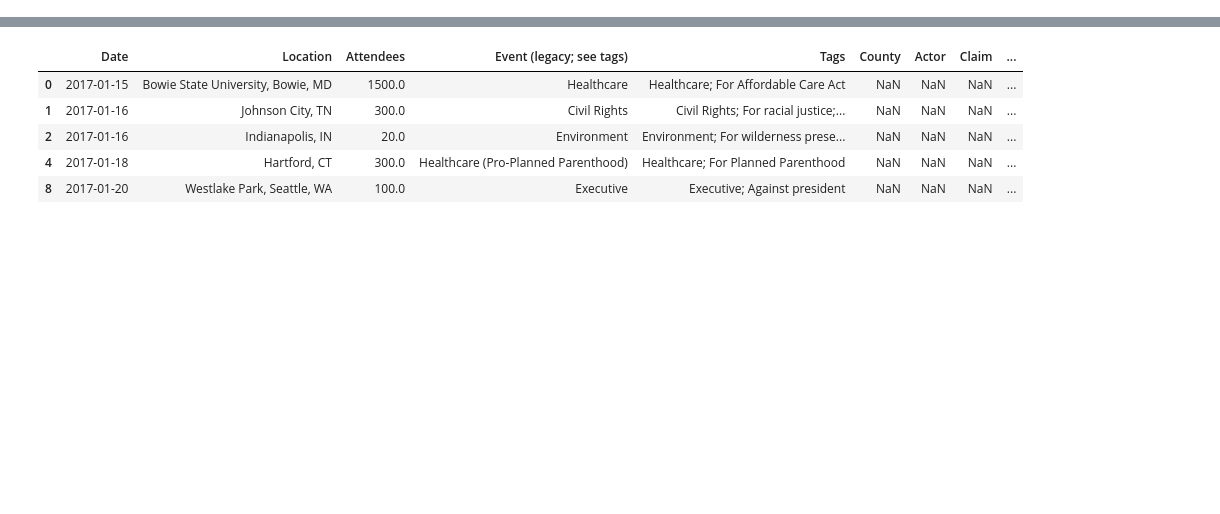
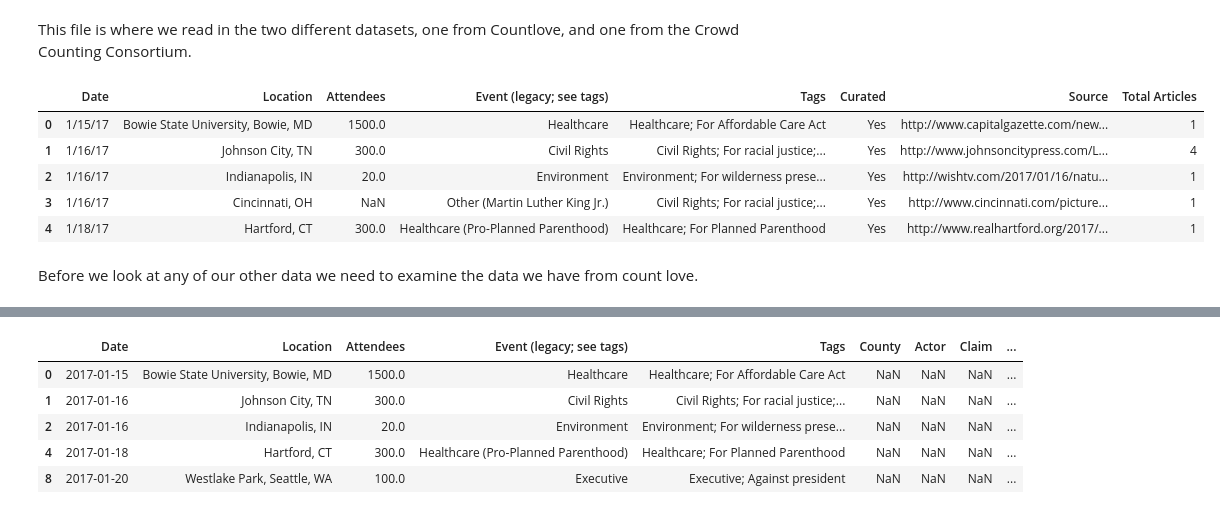
Before and after one commit to lindsayhardy17/capstone, a Jupyter notebook: Playing around with racial data.ipynb, the cells around one changed output, grey strips where cells are left out. Cells and saved outputs as stored; diff of their text form; code cells hidden in the pictures; blank space fills up the shorter version.

```diff
--- a/Playing around with racial data.ipynb
+++ b/Playing around with racial data.ipynb
@@ -1,6 +1,20 @@
+# %% [markdown]
+This file is where we read in the two different datasets, one from Countlove, and one from the Crowd Counting Consortium.
 # %%
 import numpy as np
 import pandas as pd
 import re
 import datetime
-racial = pd.read_csv("../notebooks/racialdata.csv", encoding= 'unicode_escape')
+#import all the necessary items
+racial = pd.read_csv("racialdata.csv", encoding= 'unicode_escape')
+racial.head()
+#first read in the countlove data which has been labeled as racialdata.csv
+# %% [output]
+|  | Date | Location | Attendees | Event (legacy; see tags) | Tags | Curated | Source | Total Articles |
+| 0 | 1/15/17 | Bowie State University, Bowie, MD | 1500.0 | Healthcare | Healthcare; For Affordable Care Act | Yes | http://www.capitalgazette.com/new... | 1 |
+| 1 | 1/16/17 | Johnson City, TN | 300.0 | Civil Rights | Civil Rights; For racial justice;... | Yes | http://www.johnsoncitypress.com/L... | 4 |
+| 2 | 1/16/17 | Indianapolis, IN | 20.0 | Environment | Environment; For wilderness prese... | Yes | http://wishtv.com/2017/01/16/natu... | 1 |
+| 3 | 1/16/17 | Cincinnati, OH | NaN | Other (Martin Luther King Jr.) | Civil Rights; For racial justice;... | Yes | http://www.cincinnati.com/picture... | 1 |
+| 4 | 1/18/17 | Hartford, CT | 300.0 | Healthcare (Pro-Planned Parenthood) | Healthcare; For Planned Parenthood | Yes | http://www.realhartford.org/2017/... | 1 |
+# %% [markdown]
+Before we look at any of our other data we need to examine the data we have from count love.
```
Also changed, not shown: parts of 30 cells of this notebook.
